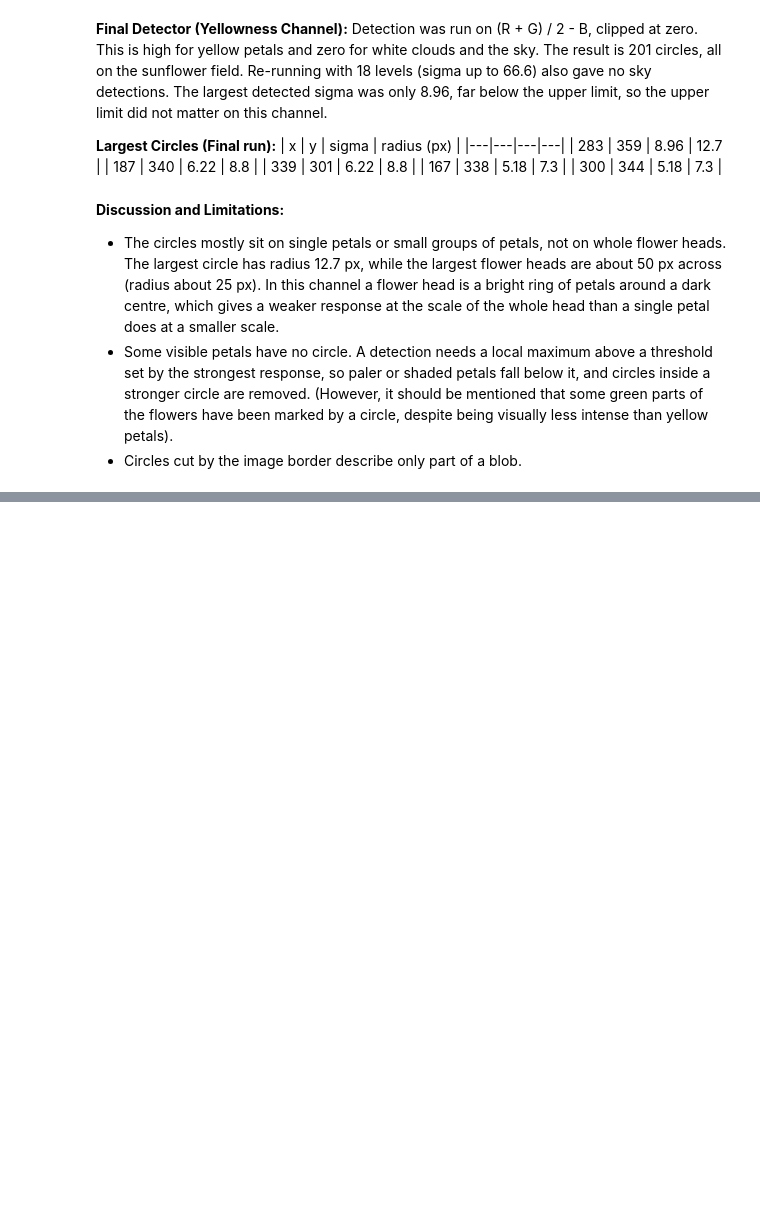
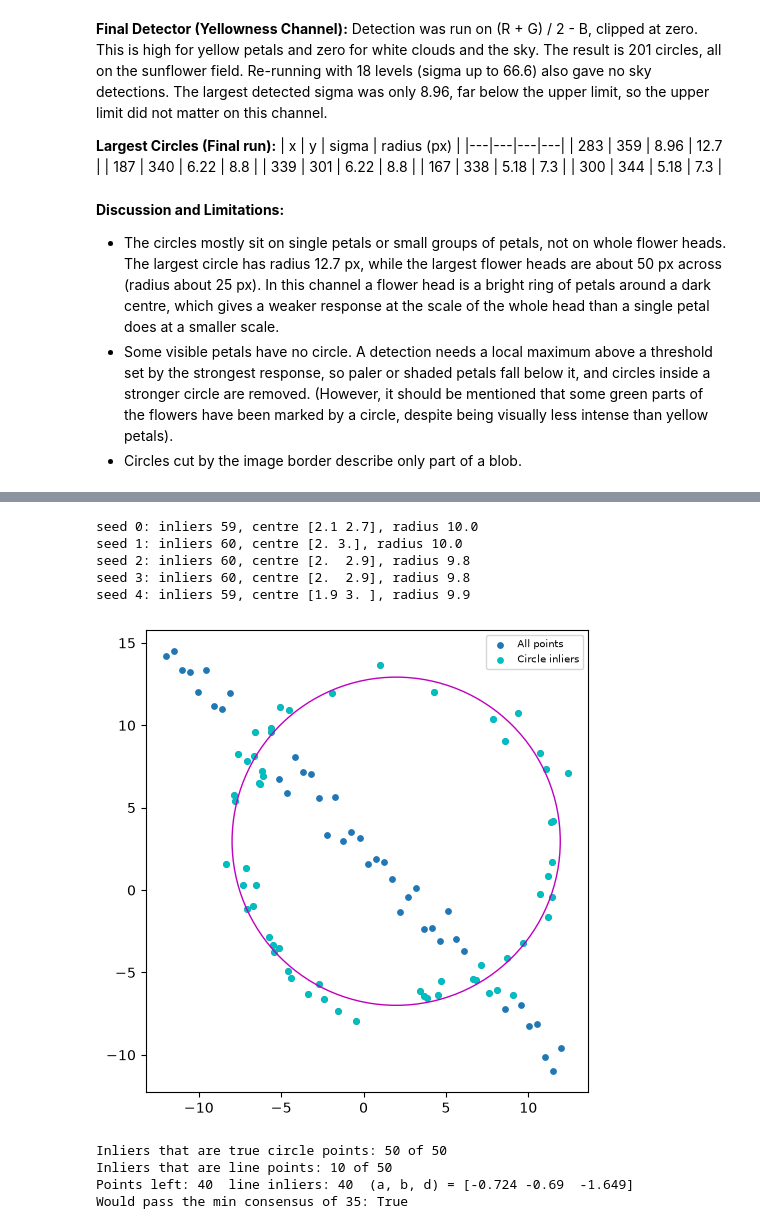
Before and after one commit to dilith813/en3160-a02, a Jupyter notebook: notebooks/a02.ipynb, the cells around one changed output, grey strips where cells are left out. Drawn from its saved outputs; the diff is of its cells as text; code cells hidden in the pictures; blank space fills up the shorter version.

```diff
--- a/notebooks/a02.ipynb
+++ b/notebooks/a02.ipynb
@@ -122,0 +171,30 @@ was only 8.96, far below the upper limit, so the upper limit did not matter on t
+# %%
+# Q2(a) - RANSAC for the line
+rng = np.random.default_rng(1)
+
+def line_from_two_points(p, q):
+    d = q - p
+    nrm = np.array([-d[1], d[0]]) / np.linalg.norm(d)    # unit normal, so ||[a,b]|| = 1 by construction
+    return nrm[0], nrm[1], nrm @ p                       # line is a*x + b*y = d
+
+def line_errors(P, a, b, d):
+    return np.abs(P @ np.array([a, b]) - d)              # normal (perpendicular) distance to the line
+
+def ransac_line(P, thresh=1.5, min_inliers=35, iters=300, rng=rng):
+    best = dict(count=0)
+    for _ in range(iters):
+        i, j = rng.choice(len(P), 2, replace=False)      # minimal sample: 2 points define a line
+        a, b, d = line_from_two_points(P[i], P[j])
+        inl = line_errors(P, a, b, d) < thresh
+        if inl.sum() > best['count']:
+            best = dict(count=inl.sum(), inl=inl, sample=P[[i, j]], model=(a, b, d))
+    assert best['count'] >= min_inliers, "consensus too small"
+    # Q2(a) - Refit on all inliers by total least squares
+    Q = P[best['inl']]; mu = Q.mean(0)
+    nrm = np.linalg.svd(Q - mu)[2][-1]
+    best['refit'] = (nrm[0], nrm[1], nrm @ mu)
+    return best
+
+line = ransac_line(X)
+print("line inliers:", line['count'], " (a, b, d) =", np.round(line['refit'], 3))
+print("ground truth (a, b, d):", np.round(np.array([1, 1, 2]) / np.sqrt(2) * np.array([1, 1, 1]), 3))
@@ -122,0 +318,33 @@ was only 8.96, far below the upper limit, so the upper limit did not matter on t
+# %%
+# Q2(d) - what happens if the circle is fitted first, on all points?
+for sd in range(5):
+    bad = ransac_circle(X, min_inliers=1, rng=np.random.default_rng(sd))
+    c_, r_ = bad['refit']
+    print(f"seed {sd}: inliers {bad['count']}, centre {np.round(c_, 1)}, radius {r_:.1f}")
+
+bad = ransac_circle(X, min_inliers=1, rng=np.random.default_rng(1))
+fig, ax = plt.subplots(figsize=(6, 6))
+ax.scatter(*X.T, s=15, label='All points'); ax.scatter(*X[bad['inl']].T, c='c', s=15, label='Circle inliers')
+ax.add_patch(plt.Circle(*bad['refit'], color='m', fill=False))
+ax.set_aspect('equal'); ax.legend(fontsize=7); plt.show()
+# %% [output]
+seed 0: inliers 59, centre [2.1 2.7], radius 10.0
+seed 1: inliers 60, centre [2. 3.], radius 10.0
+seed 2: inliers 60, centre [2.  2.9], radius 9.8
+seed 3: inliers 60, centre [2.  2.9], radius 9.8
+seed 4: inliers 59, centre [1.9 3. ], radius 9.9
+[figure, added]
+# %%
+# Q2(d) - how many circle-first inliers are really line points, and can the line still be found afterwards?
+bad = ransac_circle(X, min_inliers=1, rng=np.random.default_rng(1))
+print("Inliers that are true circle points:", bad['inl'][:50].sum(), "of 50")
+print("Inliers that are line points:", bad['inl'][50:].sum(), "of 50")
+rest = X[~bad['inl']]
+line2 = ransac_line(rest, min_inliers=1)
+print("Points left:", len(rest), " line inliers:", line2['count'], " (a, b, d) =", np.round(line2['refit'], 3))
+print("Would pass the min consensus of 35:", line2['count'] >= 35)
+# %% [output]
+Inliers that are true circle points: 50 of 50
+Inliers that are line points: 10 of 50
+Points left: 40  line inliers: 40  (a, b, d) = [-0.724 -0.69  -1.649]
+Would pass the min consensus of 35: True
```
Also changed, not shown: parts of 13 cells of this notebook, 3 other files.
